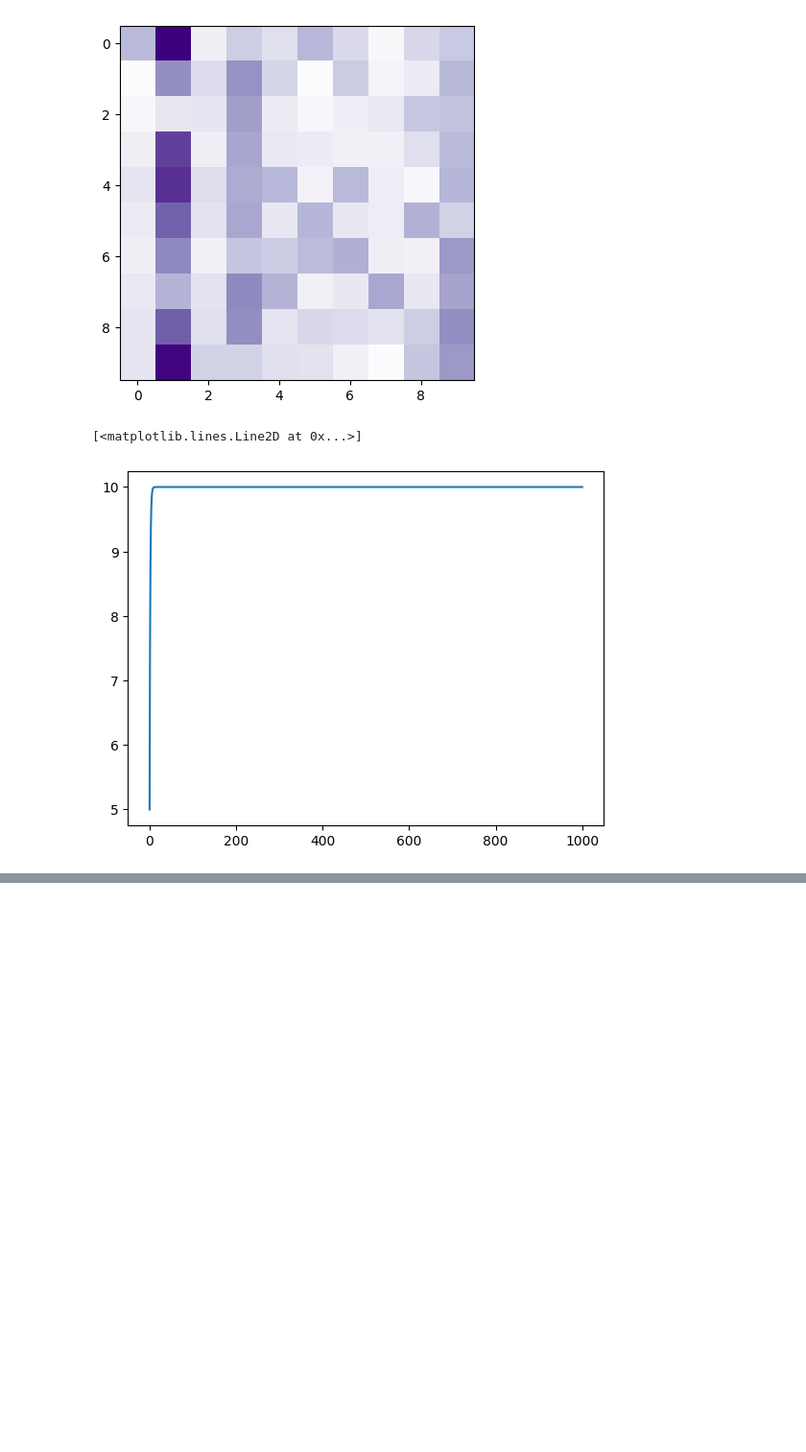
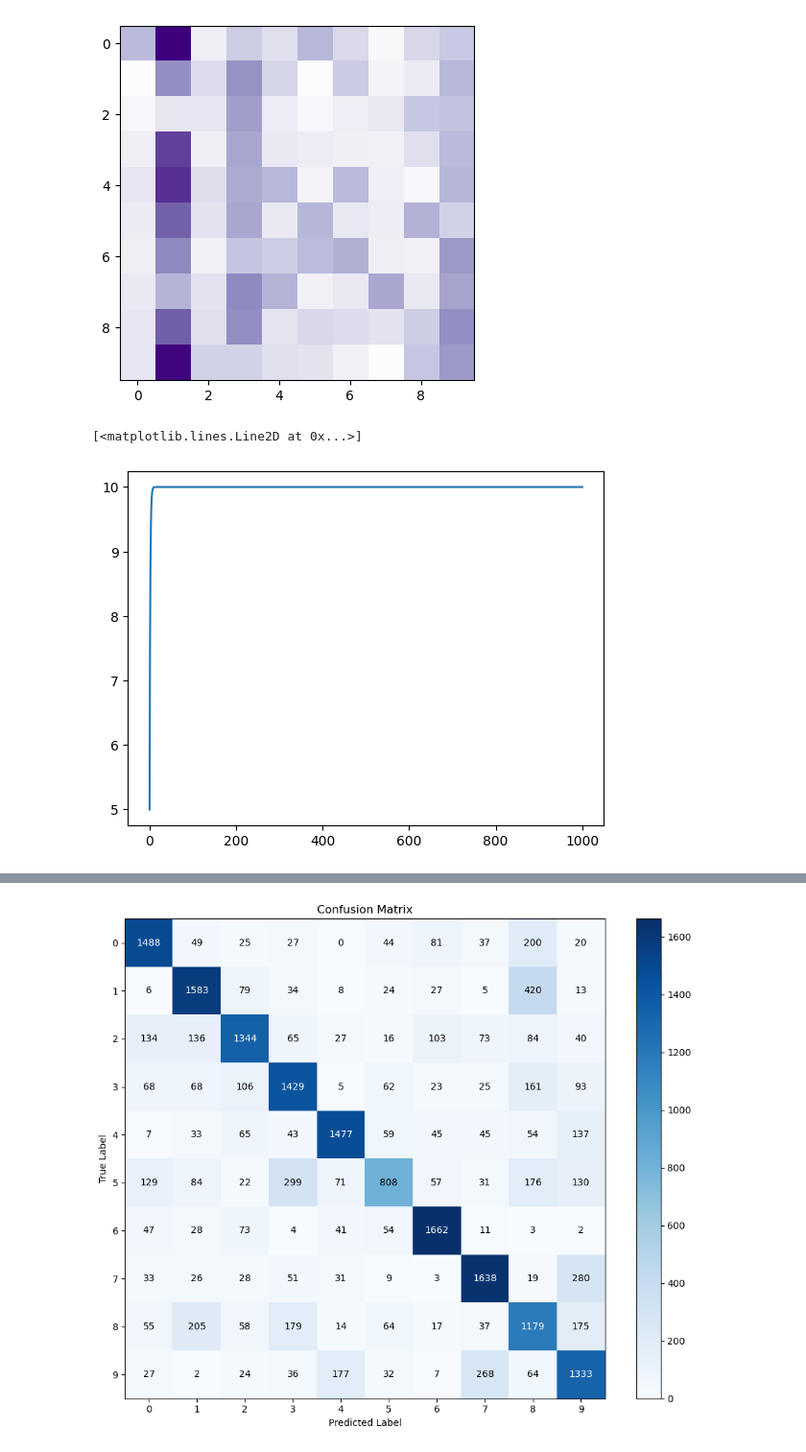
Before and after one commit to vidurayashan/VSA_FHRR_MNIST_Classification, a Jupyter notebook: MNIST_Classification.ipynb, the cells around one changed output, grey strips where cells are left out. Shown at 96% size. Cells and saved outputs as stored; diff of their text form; code cells hidden in the pictures; blank space fills up the shorter version.

```diff
--- a/MNIST_Classification.ipynb
+++ b/MNIST_Classification.ipynb
@@ -330,0 +440,69 @@ plt.plot([i for i in range(len(vals))], vals)
+# %%
+# Classify the next 20000 images
+num_test_images = 20000
+start_index = 50000  # Start from where we left off
+end_index = start_index + num_test_images
+
+test_fhrr_vectors = []
+test_labels = []
+
+for i in tqdm(range(start_index, end_index), desc="Computing test FHRR vectors"):
+    image = X.iloc[i].values
+    fhrr_vector = compute_fhrr_vector(image)
+    test_fhrr_vectors.append(fhrr_vector)
+    test_labels.append(y[i])
+
+test_fhrr_vectors = np.array(test_fhrr_vectors)
+test_labels = np.array(test_labels)
+
+# Classification function
+def classify(fhrr_vector):
+    max_similarity = -1
+    predicted_label = None
+    for label, label_vector in label_vectors.items():
+        similarity = fhrr.similarity(fhrr_vector, label_vector)
+        if similarity > max_similarity:
+            max_similarity = similarity
+            predicted_label = label
+    return predicted_label
+
+# Classify test images
+predicted_labels = []
+for test_vector in tqdm(test_fhrr_vectors, desc="Classifying test images"):
+    predicted_labels.append(classify(test_vector))
+
+predicted_labels = np.array(predicted_labels)
+
+# Create confusion matrix
+confusion_matrix = np.zeros((10, 10), dtype=int)
+for true_label, pred_label in zip(test_labels, predicted_labels):
+    confusion_matrix[int(true_label), int(pred_label)] += 1
+
+# Visualize the confusion matrix as a heatmap
+plt.figure(figsize=(10, 8))
+plt.imshow(confusion_matrix, cmap='Blues', interpolation='nearest')
+plt.colorbar()
+plt.title("Confusion Matrix")
+plt.xlabel("Predicted Label")
+plt.ylabel("True Label")
+plt.xticks(range(10))
+plt.yticks(range(10))
+
+# Add text annotations
+for i in range(10):
+    for j in range(10):
+        plt.text(j, i, f"{confusion_matrix[i, j]}",
+                 ha="center", va="center", color="white" if confusion_matrix[i, j] > confusion_matrix.max() / 2 else "black")
+
+plt.tight_layout()
+plt.show()
+
+# Calculate and print accuracy
+accuracy = np.sum(np.diag(confusion_matrix)) / np.sum(confusion_matrix)
+print(f"Accuracy: {accuracy:.4f}")
+
+# Print classification report
+from sklearn.metrics import classification_report
+print(classification_report(test_labels, predicted_labels))
+# %% [output]
+[figure, added]
```
Also changed, not shown: parts of 10 cells of this notebook, 2 other files.
